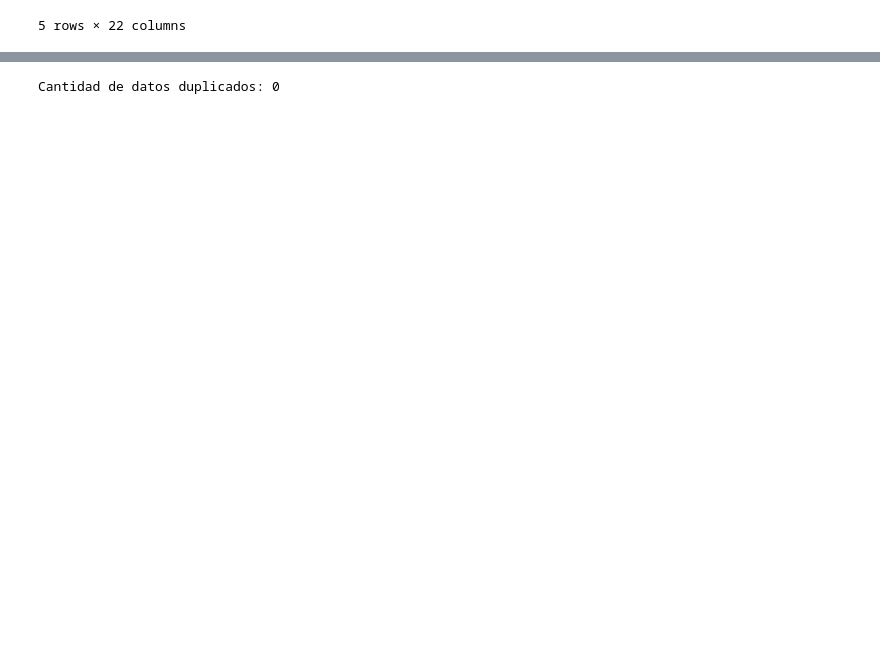
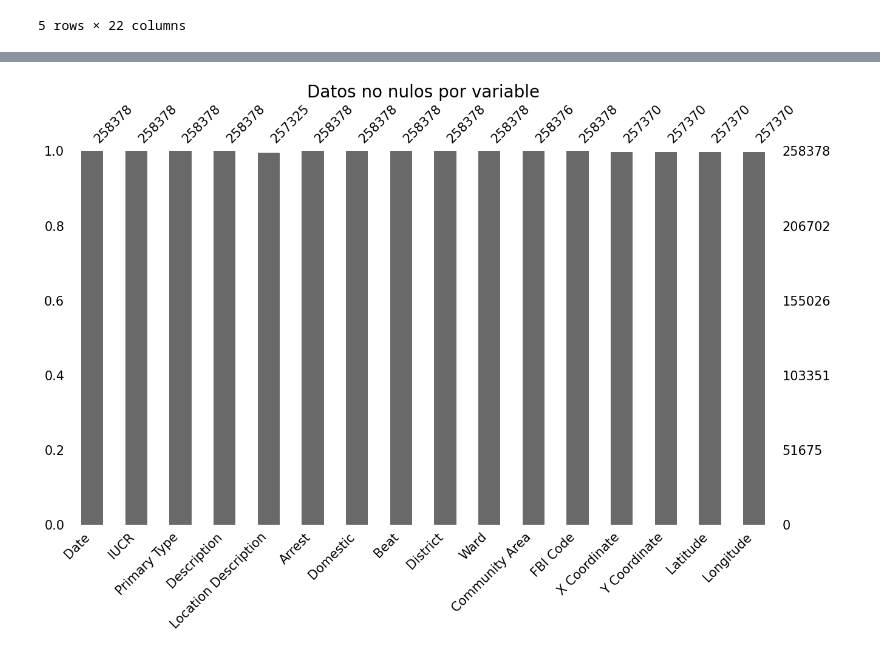
Before and after one commit to maximdorogov/fiuba-analisis-de-datos, a Jupyter notebook: tp1.ipynb, the cells around one changed output, grey strips where cells are left out. Cells and saved outputs as stored; diff of their text form; code cells hidden in the pictures; blank space fills up the shorter version.

```diff
--- a/tp1.ipynb
+++ b/tp1.ipynb
@@ -79,3 +120,7 @@ df.head()
 | 3 | 13709164 | JJ101392 | 12/31/2024 11:53:00 PM | 066XX S GREENWOOD AVE | 1320 | CRIMINAL DAMAGE | TO VEHICLE | STREET | ... |
 | 4 | 13707823 | JJ100020 | 12/31/2024 11:50:00 PM | 012XX N MENARD AVE | 0460 | BATTERY | SIMPLE | SIDEWALK | ... |
 5 rows × 22 columns
+# %%
+# eliminamos datos que no aportan información relevante
+df = df.drop(
+    ['ID', 'Case Number', 'Block', 'Updated On', 'Year', 'Location'], axis=1)
@@ -82,4 +169,6 @@ df.head()
 # %%
-print("Cantidad de datos duplicados:", df.duplicated().sum())
+msno.bar(df, fontsize=15, figsize=(15,8))
+plt.title("Datos no nulos por variable", fontsize=20)
+plt.show()
 # %% [output]
-Cantidad de datos duplicados: 0
+[figure, added]
```
Also changed, not shown: parts of 9 cells of this notebook.
